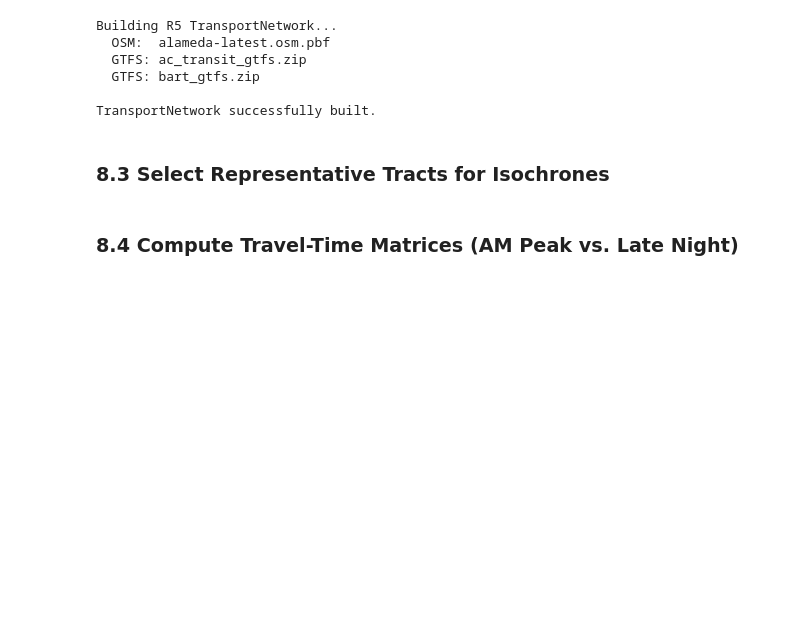
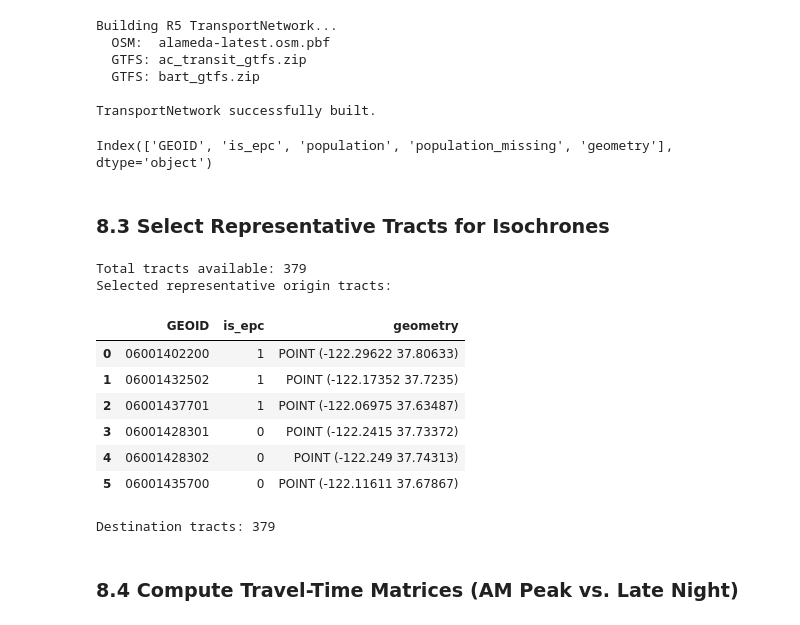
Before and after one commit to rabahbabaci/MTC-Transit_Access_Equity, a Jupyter notebook: notebooks/transit_access_equity_midterm.ipynb, the cells around one changed output. Cells and saved outputs as stored; diff of their text form; code cells hidden in the pictures; blank space fills up the shorter version.

Commit message:
Implement Section 8.3: Select EPC and non-EPC representative tracts

```diff
--- a/notebooks/transit_access_equity_midterm.ipynb
+++ b/notebooks/transit_access_equity_midterm.ipynb
@@ -1105,27 +1105,62 @@ Building R5 TransportNetwork...
   GTFS: bart_gtfs.zip
 
 TransportNetwork successfully built.
+# %%
+gpd.read_file(PROCESSED / "alameda_final.geojson").columns
+# %% [output]
+Index(['GEOID', 'is_epc', 'population', 'population_missing', 'geometry'], dtype='object')
 # %% [markdown]
 ### 8.3 Select Representative Tracts for Isochrones
 # %%
-# 8.3 Select Tracts for Isochrones
+# 8.3 Select Representative Tracts for Isochrones
 # Notes:
-# - Use clean_gdf created in Section 4.
-# - Select 3 EPC and 3 non-EPC tracts (high/medium/low access).
-# - Keep sample small to keep R5 runtime manageable.
-# - Save sample centroids for use as isochrone origins.
+#   Compute accurate centroids in projected CRS and
+#   select 3 EPC + 3 non-EPC tracts for isochrone origins.
 
-# TODO:
-# - Identify GEOIDs using exploratory metrics (or by eyeballing map).
-# - Extract origin coordinates in EPSG:4326.
-# - Store in a simple DataFrame or list of dicts.
 
-# Placeholder:
-# sample_origins = [
-#     {"geoid": "XXXXXX", "lat": .., "lon": ..},
-# ]
+# Load tracts (WGS84)
+tracts = gpd.read_file(PROCESSED / "alameda_final.geojson")
 
-pass
+# Project to UTM for accurate centroid calculations
+tracts_utm = tracts.to_crs(26910)
+tracts_utm["centroid_utm"] = tracts_utm.geometry.centroid
+
+# Reproject centroids back to EPSG:4326
+centroids_wgs84 = gpd.GeoSeries(tracts_utm["centroid_utm"], crs=26910).to_crs(4326)
+
+# Build centroids GeoDataFrame
+tract_centroids = gpd.GeoDataFrame(
+    tracts[["GEOID", "is_epc"]].copy(), geometry=centroids_wgs84, crs=4326
+)
+
+print(f"Total tracts available: {len(tract_centroids)}")
+
+# Sample 3 EPC + 3 non-EPC tracts
+epc_sample = tract_centroids[tract_centroids["is_epc"] == 1].sample(3, random_state=42)
+non_epc_sample = tract_centroids[tract_centroids["is_epc"] == 0].sample(
+    3, random_state=42
+)
+
+# Final origin set
+origins_sample = pd.concat([epc_sample, non_epc_sample]).reset_index(drop=True)
+
+print("Selected representative origin tracts:")
+display(origins_sample)
+
+# Full set of destination tracts
+destination_tracts = tract_centroids.copy()
+print("Destination tracts:", len(destination_tracts))
+# %% [output]
+Total tracts available: 379
+Selected representative origin tracts:
+|  | GEOID | is_epc | geometry |
+| 0 | 06001402200 | 1 | POINT (-122.29622 37.80633) |
+| 1 | 06001432502 | 1 | POINT (-122.17352 37.7235) |
+| 2 | 06001437701 | 1 | POINT (-122.06975 37.63487) |
+| 3 | 06001428301 | 0 | POINT (-122.2415 37.73372) |
+| 4 | 06001428302 | 0 | POINT (-122.249 37.74313) |
+| 5 | 06001435700 | 0 | POINT (-122.11611 37.67867) |
+Destination tracts: 379
 # %% [markdown]
 ### 8.4 Compute Travel-Time Matrices (AM Peak vs. Late Night)
 # %%
```
